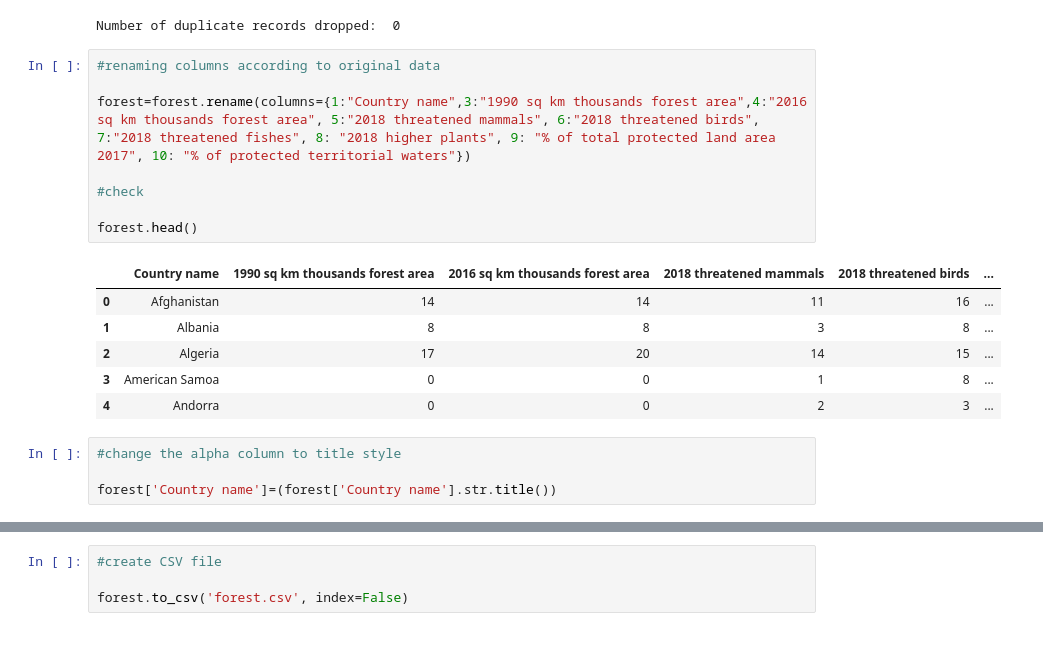
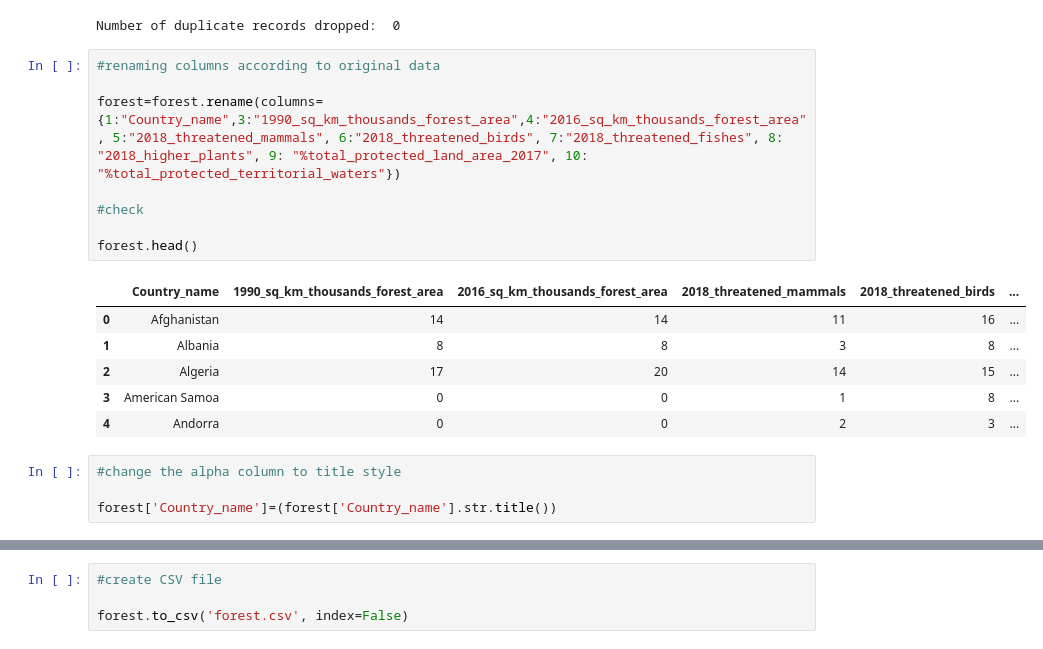
Before and after one commit to Ulli-Aech/Project_Data_Thieves, a Jupyter notebook: Deforestation.ipynb, the cells around one changed output, grey strips where cells are left out. Drawn from its saved outputs; the diff is of its cells as text.

```diff
--- a/Deforestation.ipynb
+++ b/Deforestation.ipynb
@@ -242,13 +242,13 @@ Number of duplicate records dropped:  0
 # %%
 #renaming columns according to original data
 
-forest=forest.rename(columns={1:"Country name",3:"1990 sq km thousands forest area",4:"2016 sq km thousands forest area", 5:"2018 threatened mammals", 6:"2018 threatened birds", 7:"2018 threatened fishes", 8: "2018 higher plants", 9: "% of total protected land area 2017", 10: "% of protected territorial waters"})
+forest=forest.rename(columns={1:"Country_name",3:"1990_sq_km_thousands_forest_area",4:"2016_sq_km_thousands_forest_area", 5:"2018_threatened_mammals", 6:"2018_threatened_birds", 7:"2018_threatened_fishes", 8: "2018_higher_plants", 9: "%total_protected_land_area_2017", 10: "%total_protected_territorial_waters"})
 
 #check
 
 forest.head()
 # %% [output]
-|  | Country name | 1990 sq km thousands forest area | 2016 sq km thousands forest area | 2018 threatened mammals | 2018 threatened birds | ... |
+|  | Country_name | 1990_sq_km_thousands_forest_area | 2016_sq_km_thousands_forest_area | 2018_threatened_mammals | 2018_threatened_birds | ... |
 | 0 | Afghanistan | 14 | 14 | 11 | 16 | ... |
 | 1 | Albania | 8 | 8 | 3 | 8 | ... |
 | 2 | Algeria | 17 | 20 | 14 | 15 | ... |
@@ -257,7 +257,7 @@ forest.head()
 # %%
 #change the alpha column to title style
 
-forest['Country name']=(forest['Country name'].str.title())
+forest['Country_name']=(forest['Country_name'].str.title())
 # %%
 #final check
 
```
Also changed, not shown: parts of 1 cell of this notebook.
